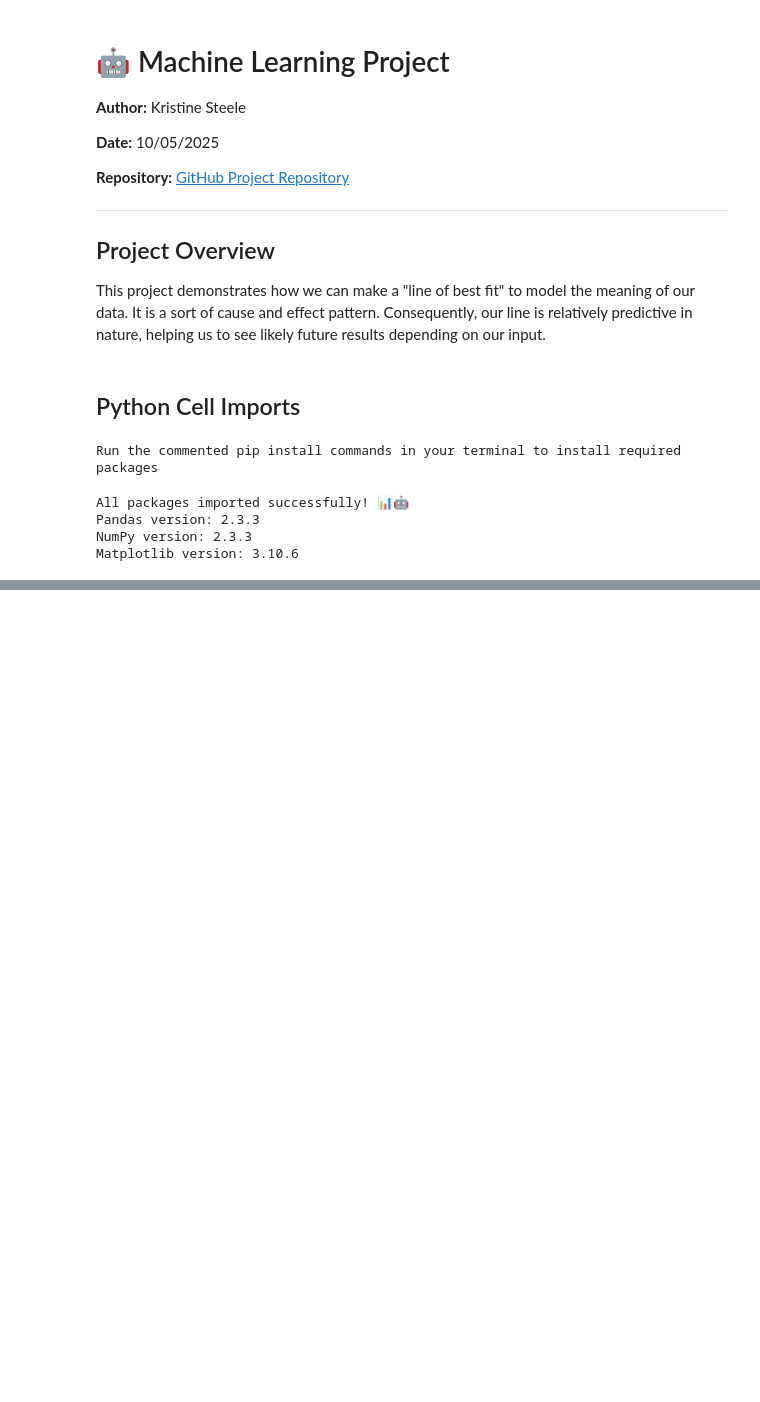
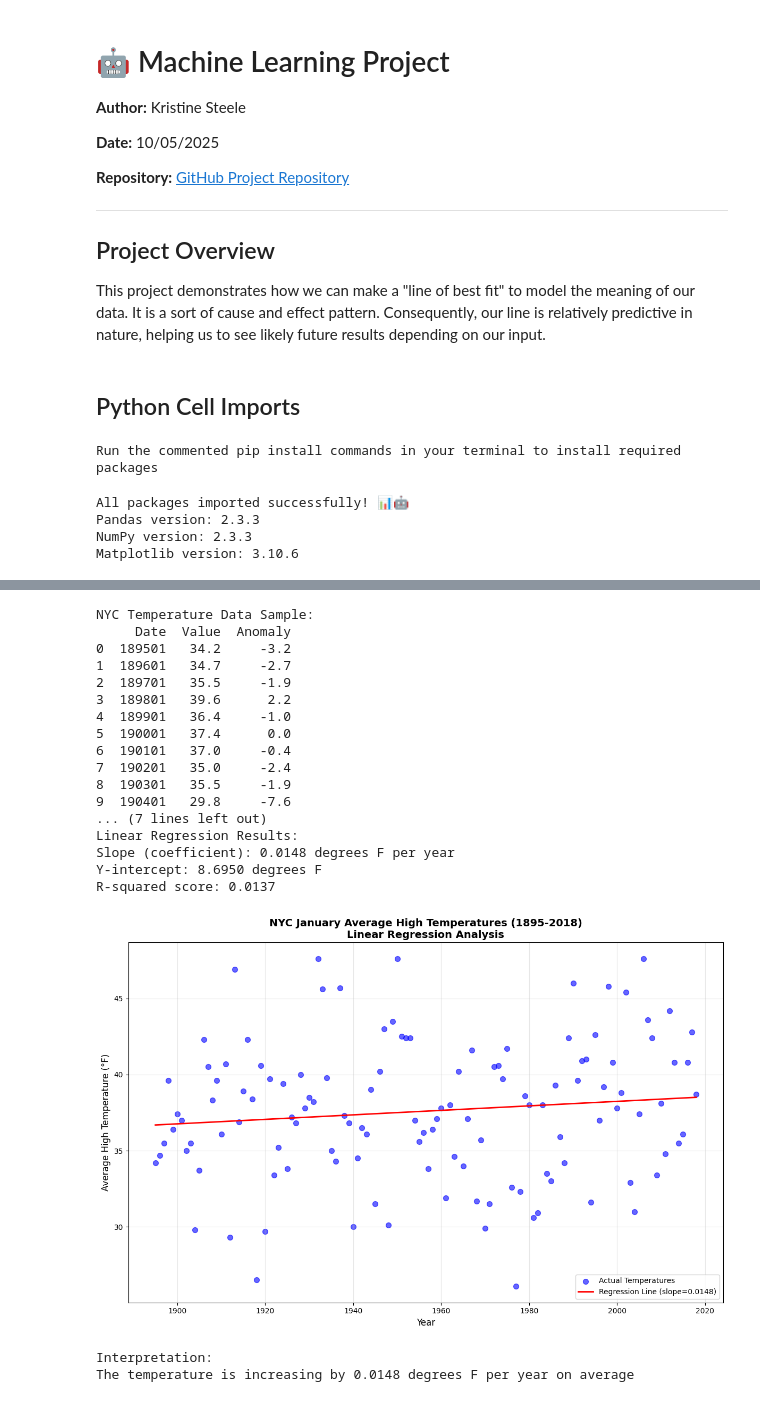
Before and after one commit to ksteele3712/datafun-07_ml, a Jupyter notebook: kristinesteele_ml.ipynb, the cells around one changed output, grey strips where cells are left out. Drawn from its saved outputs; the diff is of its cells as text; code cells hidden in the pictures; blank space fills up the shorter version.

```diff
--- a/kristinesteele_ml.ipynb
+++ b/kristinesteele_ml.ipynb
@@ -79,0 +84,79 @@ Matplotlib version: 3.10.6
+# %%
+# Load and analyze NYC temperature data
+# Read the NYC temperature data
+nyc_data = pd.read_csv('examples/ch10/ave_hi_nyc_jan_1895-2018.csv')
+
+# Display the first few rows to understand the data structure
+print("NYC Temperature Data Sample:")
+print(nyc_data.head(10))
+print(f"\nDataset shape: {nyc_data.shape}")
+print(f"Columns: {list(nyc_data.columns)}")
+
+# Create year column from Date (extract first 4 digits)
+nyc_data['Year'] = nyc_data['Date'].astype(str).str[:4].astype(int)
+
+# Display data info
+print(f"\nDate range: {nyc_data['Year'].min()} to {nyc_data['Year'].max()}")
+print(f"Temperature range: {nyc_data['Value'].min()}°F to {nyc_data['Value'].max()}°F")
+
+# Prepare data for linear regression
+X = nyc_data['Year'].values.reshape(-1, 1)  # Independent variable (needs to be 2D for sklearn)
+y = nyc_data['Value'].values                # Dependent variable
+
+# Create and train the linear regression model
+model = LinearRegression()
+model.fit(X, y)
+
+# Get predictions
+y_pred = model.predict(X)
+
+# Print model statistics
+print(f"\nLinear Regression Results:")
+print(f"Slope (coefficient): {model.coef_[0]:.4f} degrees F per year")
+print(f"Y-intercept: {model.intercept_:.4f} degrees F")
+print(f"R-squared score: {model.score(X, y):.4f}")
+
+# Create the plot
+plt.figure(figsize=(12, 8))
+plt.scatter(nyc_data['Year'], nyc_data['Value'], alpha=0.6, color='blue', s=50, label='Actual Temperatures')
+plt.plot(nyc_data['Year'], y_pred, color='red', linewidth=2, label=f'Regression Line (slope={model.coef_[0]:.4f})')
+
+# Add labels and title
+plt.xlabel('Year', fontsize=12)
+plt.ylabel('Average High Temperature (°F)', fontsize=12)
+plt.title('NYC January Average High Temperatures (1895-2018)\nLinear Regression Analysis', fontsize=14, fontweight='bold')
+plt.grid(True, alpha=0.3)
+plt.legend()
+
+# Add some styling
+plt.tight_layout()
+
+# Display the plot
+plt.show()
+
+print(f"\nInterpretation:")
+if model.coef_[0] > 0:
+    print(f"The temperature is increasing by {model.coef_[0]:.4f} degrees F per year on average")
+else:
+    print(f"The temperature is decreasing by {abs(model.coef_[0]):.4f} degrees F per year on average")
+# %% [output]
+NYC Temperature Data Sample:
+     Date  Value  Anomaly
+0  189501   34.2     -3.2
+1  189601   34.7     -2.7
+2  189701   35.5     -1.9
+3  189801   39.6      2.2
+4  189901   36.4     -1.0
+5  190001   37.4      0.0
+6  190101   37.0     -0.4
+7  190201   35.0     -2.4
+8  190301   35.5     -1.9
+9  190401   29.8     -7.6
+... (7 lines left out)
+Linear Regression Results:
+Slope (coefficient): 0.0148 degrees F per year
+Y-intercept: 8.6950 degrees F
+R-squared score: 0.0137
+[figure, added]
+Interpretation:
+The temperature is increasing by 0.0148 degrees F per year on average
```
Also changed, not shown: parts of 18 cells of this notebook, 1 other file.
